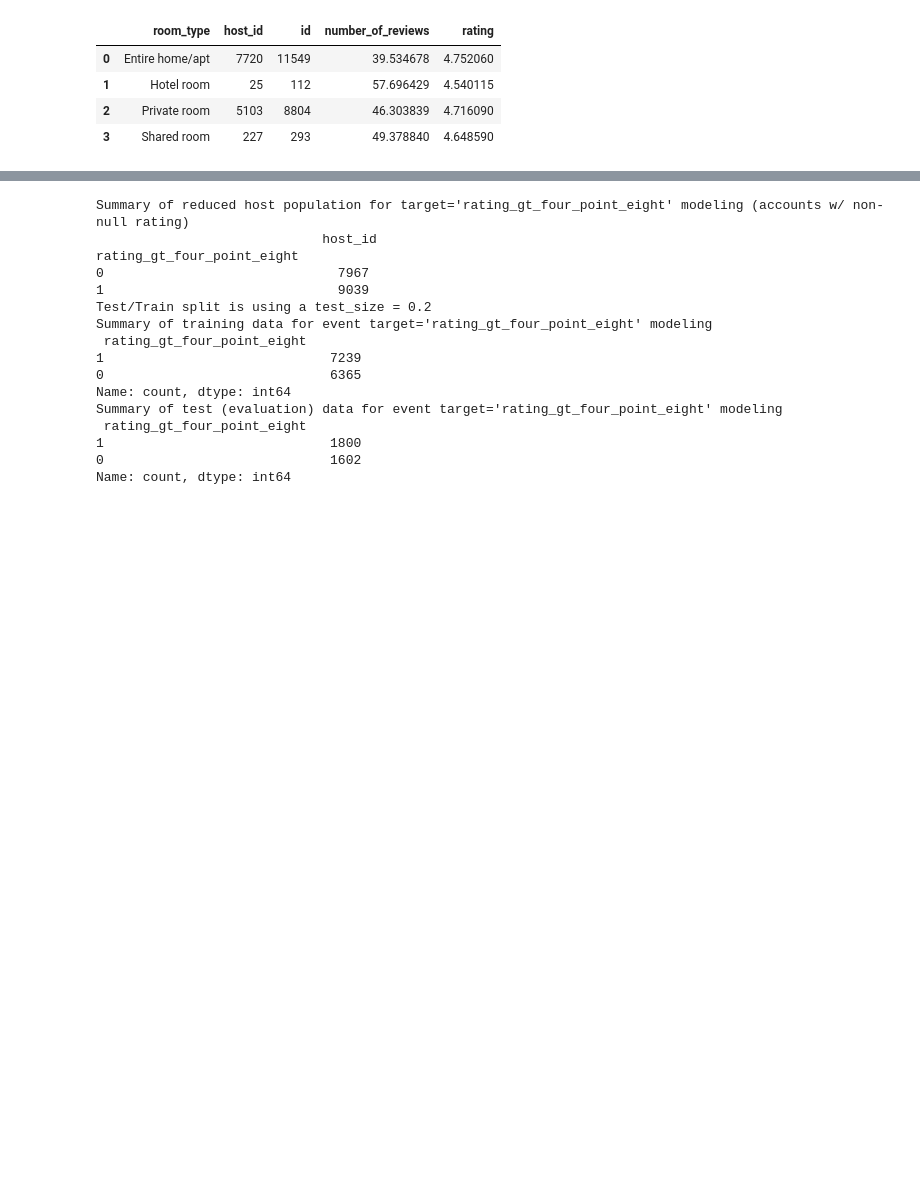
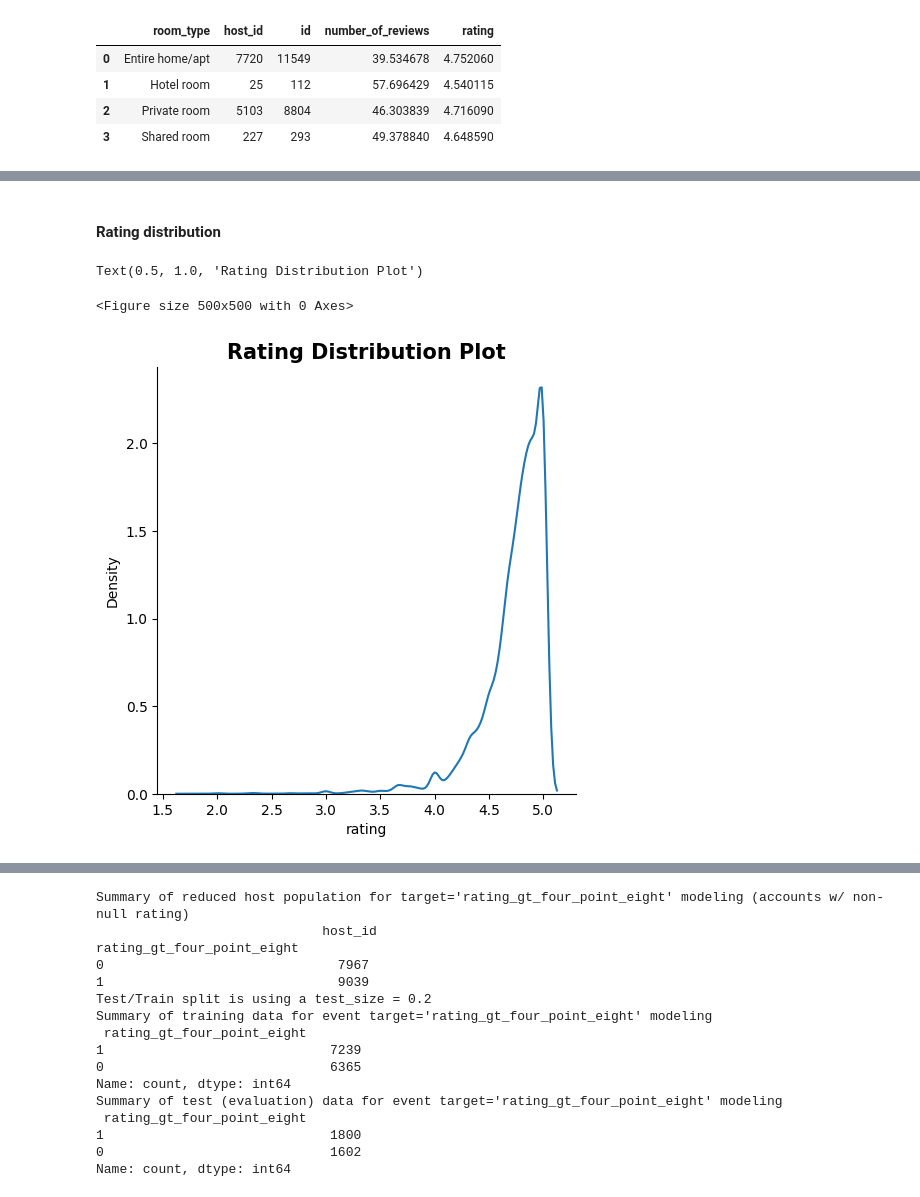
Before and after one commit to mwheeler235/ny-airbnb-2024, a Jupyter notebook: xgb.ipynb, the cells around one changed output, grey strips where cells are left out. Cells and saved outputs as stored; diff of their text form; code cells hidden in the pictures; blank space fills up the shorter version.

```diff
--- a/xgb.ipynb
+++ b/xgb.ipynb
@@ -76,0 +111,10 @@ df.groupby('room_type')\
+# %% [markdown]
+#### Rating distribution
+# %%
+plt.figure(figsize=(5,5))
+sns.displot(df['rating'], kind='kde')
+plt.title("Rating Distribution Plot",size=15, weight='bold')
+# %% [output]
+Text(0.5, 1.0, 'Rating Distribution Plot')
+<Figure size 500x500 with 0 Axes>
+[figure, added]
```
Also changed, not shown: parts of 33 cells of this notebook, 1 other file.
